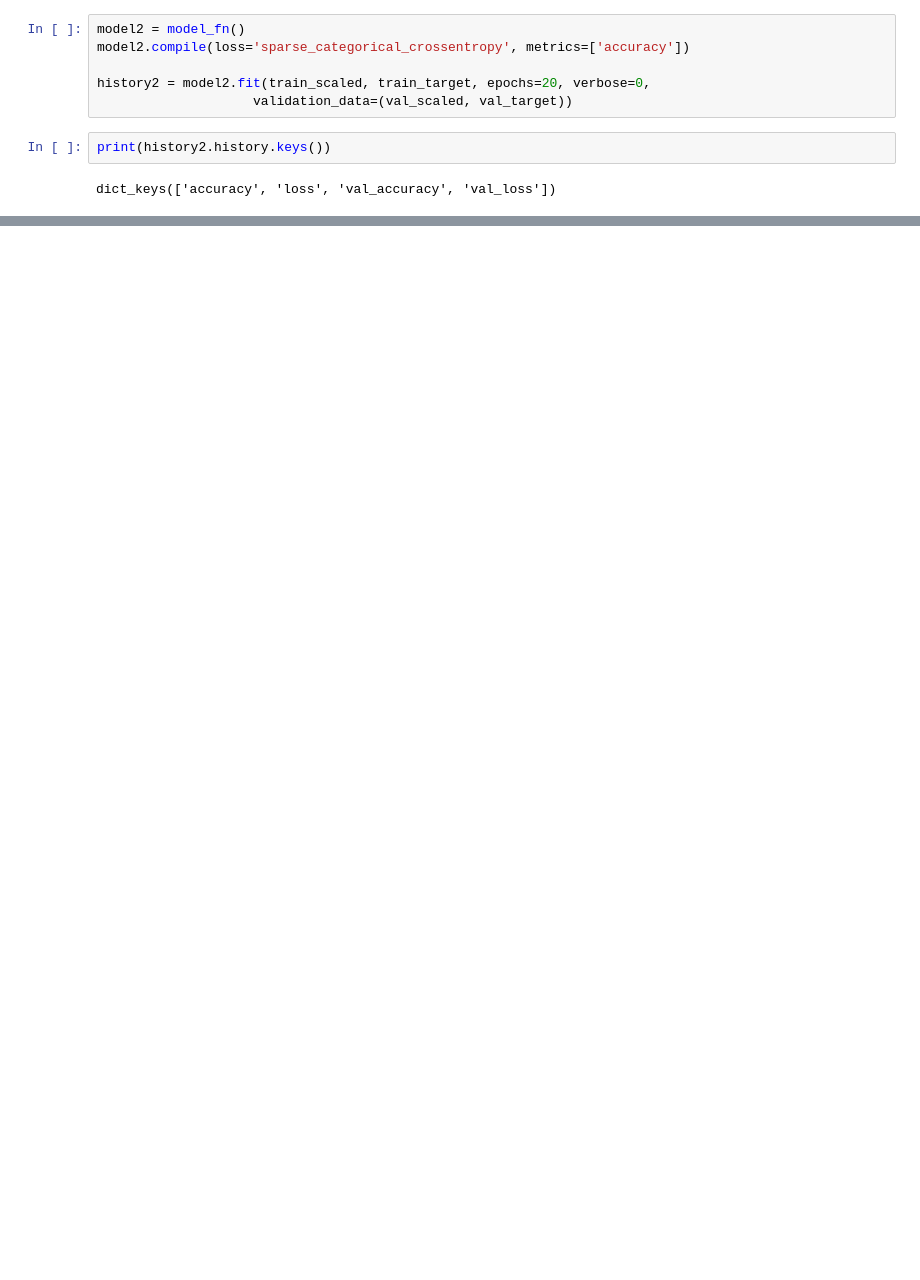
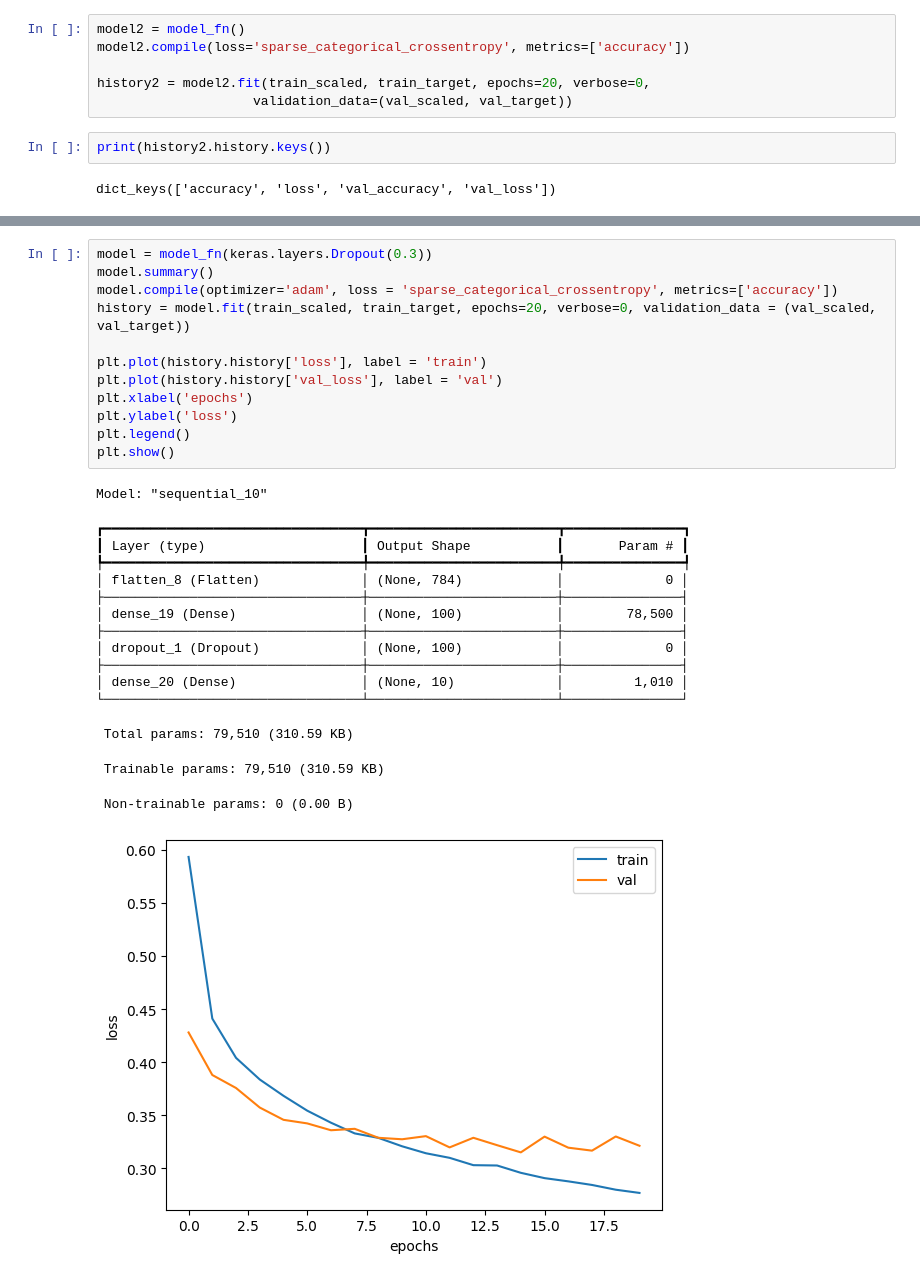
Before and after one commit to wooseok-L2/kubig2025, a Jupyter notebook: ml_dl_python/a19_neural.ipynb, the cells around one changed output, grey strips where cells are left out. Drawn from its saved outputs; the diff is of its cells as text; blank space fills up the shorter version.

```diff
--- a/ml_dl_python/a19_neural.ipynb
+++ b/ml_dl_python/a19_neural.ipynb
@@ -294,0 +308,29 @@ plt.show()
+# %%
+model = model_fn(keras.layers.Dropout(0.3))
+model.summary()
+model.compile(optimizer='adam', loss = 'sparse_categorical_crossentropy', metrics=['accuracy'])
+history = model.fit(train_scaled, train_target, epochs=20, verbose=0, validation_data = (val_scaled, val_target))
+
+plt.plot(history.history['loss'], label = 'train')
+plt.plot(history.history['val_loss'], label = 'val')
+plt.xlabel('epochs')
+plt.ylabel('loss')
+plt.legend()
+plt.show()
+# %% [output]
+Model: "sequential_10"
+┏━━━━━━━━━━━━━━━━━━━━━━━━━━━━━━━━━┳━━━━━━━━━━━━━━━━━━━━━━━━┳━━━━━━━━━━━━━━━┓
+┃ Layer (type)                    ┃ Output Shape           ┃       Param # ┃
+┡━━━━━━━━━━━━━━━━━━━━━━━━━━━━━━━━━╇━━━━━━━━━━━━━━━━━━━━━━━━╇━━━━━━━━━━━━━━━┩
+│ flatten_8 (Flatten)             │ (None, 784)            │             0 │
+├─────────────────────────────────┼────────────────────────┼───────────────┤
+│ dense_19 (Dense)                │ (None, 100)            │        78,500 │
+├─────────────────────────────────┼────────────────────────┼───────────────┤
+│ dropout_1 (Dropout)             │ (None, 100)            │             0 │
+├─────────────────────────────────┼────────────────────────┼───────────────┤
+│ dense_20 (Dense)                │ (None, 10)             │         1,010 │
+└─────────────────────────────────┴────────────────────────┴───────────────┘
+ Total params: 79,510 (310.59 KB)
+ Trainable params: 79,510 (310.59 KB)
+ Non-trainable params: 0 (0.00 B)
+[figure, added]
```
Also changed, not shown: parts of 19 cells of this notebook, 14 other files.
